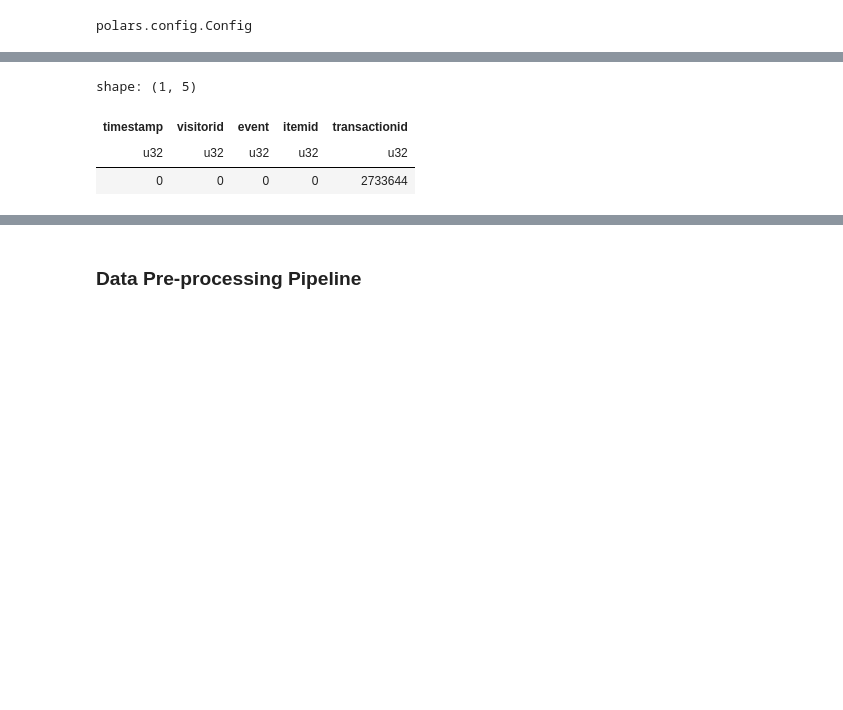
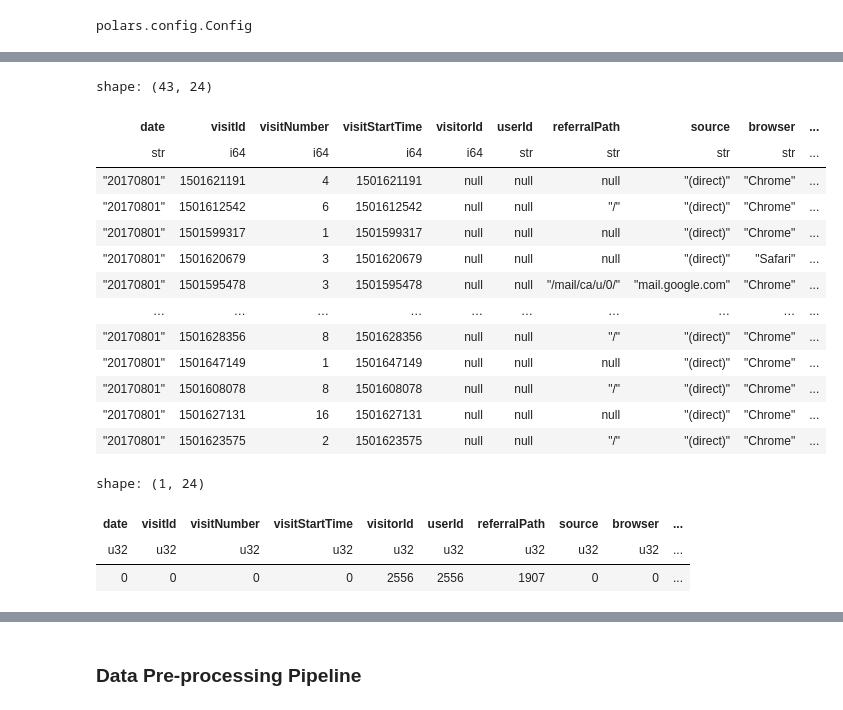
Before and after one commit to Andrew-Bordei/Data-Science, a Jupyter notebook: recommendation_system/notebooks/preprocessing.ipynb, the cells around one changed output, grey strips where cells are left out. Drawn from its saved outputs; the diff is of its cells as text; code cells hidden in the pictures; blank space fills up the shorter version.

```diff
--- a/recommendation_system/notebooks/preprocessing.ipynb
+++ b/recommendation_system/notebooks/preprocessing.ipynb
@@ -45,7 +96,24 @@ events_df.columns
+# %%
+df.filter(pl.col('transactionRevenue') > 0)
+# %% [output]
+shape: (43, 24)
+| date | visitId | visitNumber | visitStartTime | visitorId | userId | referralPath | source | browser | ... |
+| str | i64 | i64 | i64 | i64 | str | str | str | str | ... |
+| "20170801" | 1501621191 | 4 | 1501621191 | null | null | null | "(direct)" | "Chrome" | ... |
+| "20170801" | 1501612542 | 6 | 1501612542 | null | null | "/" | "(direct)" | "Chrome" | ... |
+| "20170801" | 1501599317 | 1 | 1501599317 | null | null | null | "(direct)" | "Chrome" | ... |
+| "20170801" | 1501620679 | 3 | 1501620679 | null | null | null | "(direct)" | "Safari" | ... |
+| "20170801" | 1501595478 | 3 | 1501595478 | null | null | "/mail/ca/u/0/" | "mail.google.com" | "Chrome" | ... |
+| … | … | … | … | … | … | … | … | … | ... |
+| "20170801" | 1501628356 | 8 | 1501628356 | null | null | "/" | "(direct)" | "Chrome" | ... |
+| "20170801" | 1501647149 | 1 | 1501647149 | null | null | null | "(direct)" | "Chrome" | ... |
+| "20170801" | 1501608078 | 8 | 1501608078 | null | null | "/" | "(direct)" | "Chrome" | ... |
+| "20170801" | 1501627131 | 16 | 1501627131 | null | null | null | "(direct)" | "Chrome" | ... |
+| "20170801" | 1501623575 | 2 | 1501623575 | null | null | "/" | "(direct)" | "Chrome" | ... |
 # %%
-events_df.select(pl.all().is_null().sum())
+df.select(pl.all().is_null().sum())
 # %% [output]
-shape: (1, 5)
+shape: (1, 24)
-| timestamp | visitorid | event | itemid | transactionid |
-| u32 | u32 | u32 | u32 | u32 |
-| 0 | 0 | 0 | 0 | 2733644 |
+| date | visitId | visitNumber | visitStartTime | visitorId | userId | referralPath | source | browser | ... |
+| u32 | u32 | u32 | u32 | u32 | u32 | u32 | u32 | u32 | ... |
+| 0 | 0 | 0 | 0 | 2556 | 2556 | 1907 | 0 | 0 | ... |
```
Also changed, not shown: parts of 16 cells of this notebook, 3 other files.
